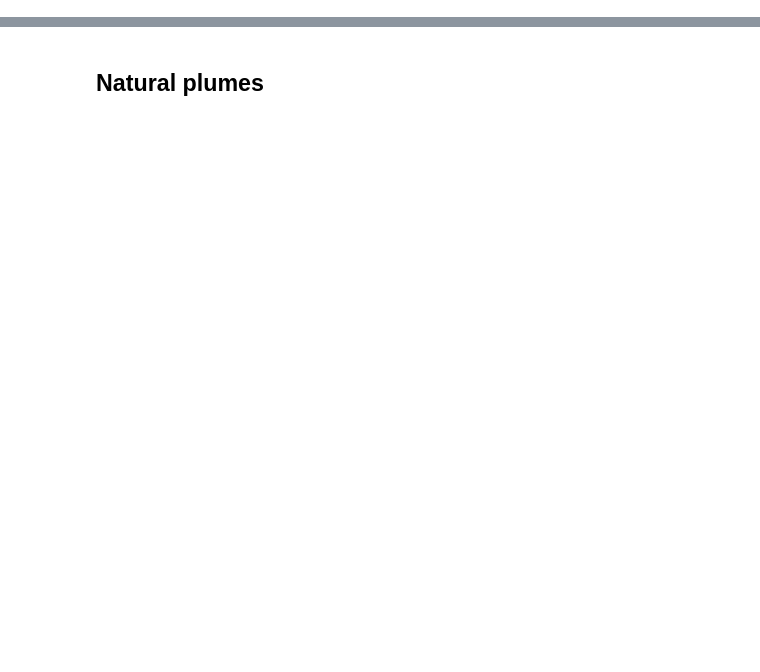
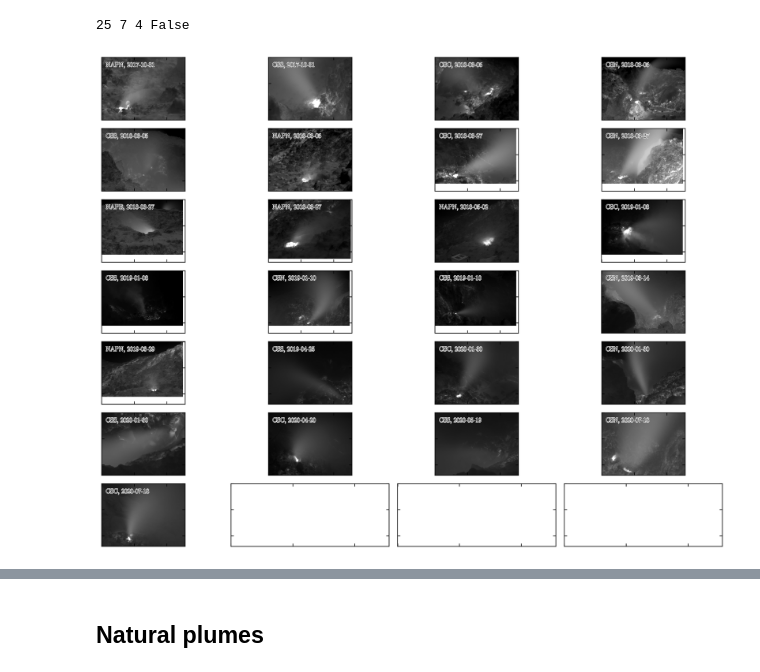
Before and after one commit to djessop/fumarole_plume_model, a Jupyter notebook: plume_analyser_real_plume.ipynb, the cells around one changed output, grey strips where cells are left out. Cells and saved outputs as stored; diff of their text form; code cells hidden in the pictures; blank space fills up the shorter version.

```diff
--- a/plume_analyser_real_plume.ipynb
+++ b/plume_analyser_real_plume.ipynb
@@ -30,0 +154,50 @@
+# %%
+import matplotlib.patheffects as pe
+
+thermography = '/home/david/FieldWork/Soufriere-Guadeloupe/Thermography/'
+
+usable = df.loc[df['imAve']]
+# usable = sorted(glob(thermography + '*/*_imAve_bt.tif'))
+N  = len(usable)
+nc = 4
+nr = N // nc  # always have "nc" columns
+# nc = int(np.ceil(N / nr))
+if nr * nc < N:
+    nr += 1
+print(N, nr, nc, nr * nc < N)
+
+fig, axes = plt.subplots(nrows=nr, ncols=nc, dpi=200, figsize=(12, 9), sharex=True, sharey=True)
+
+for ax, (ind, row) in zip(axes.flatten(), usable.iterrows()):
+    path    = thermography + row.name + '_' + row['Site'] + '/'
+    im_path = path + row.name.replace('-', '') + '_' + row['Site'] + '_imAve_bt.tif'
+    # if os.path.isfile(path):
+    #     print(path)
+    # else:
+    #     print('/home/david/FieldWork/Soufriere-Guadeloupe/Thermography/' + row.name + '_' + row['Site'] + '/')
+    try:
+        with open(path + 'parameters.json', 'r') as f:
+            params = json.load(f)
+        trajectory = params['trajectory']
+        extent     = params['extent']
+    except FileNotFoundError as e:
+        pass
+
+# for ax, im_path in zip(axes.flatten(), usable):
+#     path  = '/'.join(im_path.split('/')[:-1]) + '/'
+    image = tifffile.imread(im_path)
+    ax.imshow(image, vmax=60, vmin=15, cmap='gray') #, extent=extent)
+    ax.annotate(f'{row['Site']}, {row.name}', (.05, .85), xycoords='axes fraction', color='k', fontsize='small',
+                  path_effects=[pe.withStroke(linewidth=1, foreground="w")])
+    # ax.xaxis.set_visible(False)
+    # ax.yaxis.set_visible(False)
+    ax.set_xticklabels([])
+    ax.set_yticklabels([])
+
+
+# fig.supxlabel('Image horizontal extent/[m]')
+# fig.supylabel('Image vertical extent/[m]')
+fig.tight_layout()
+# %% [output]
+25 7 4 False
+[figure, added]
```
Also changed, not shown: parts of 11 cells of this notebook, 3 other files.
